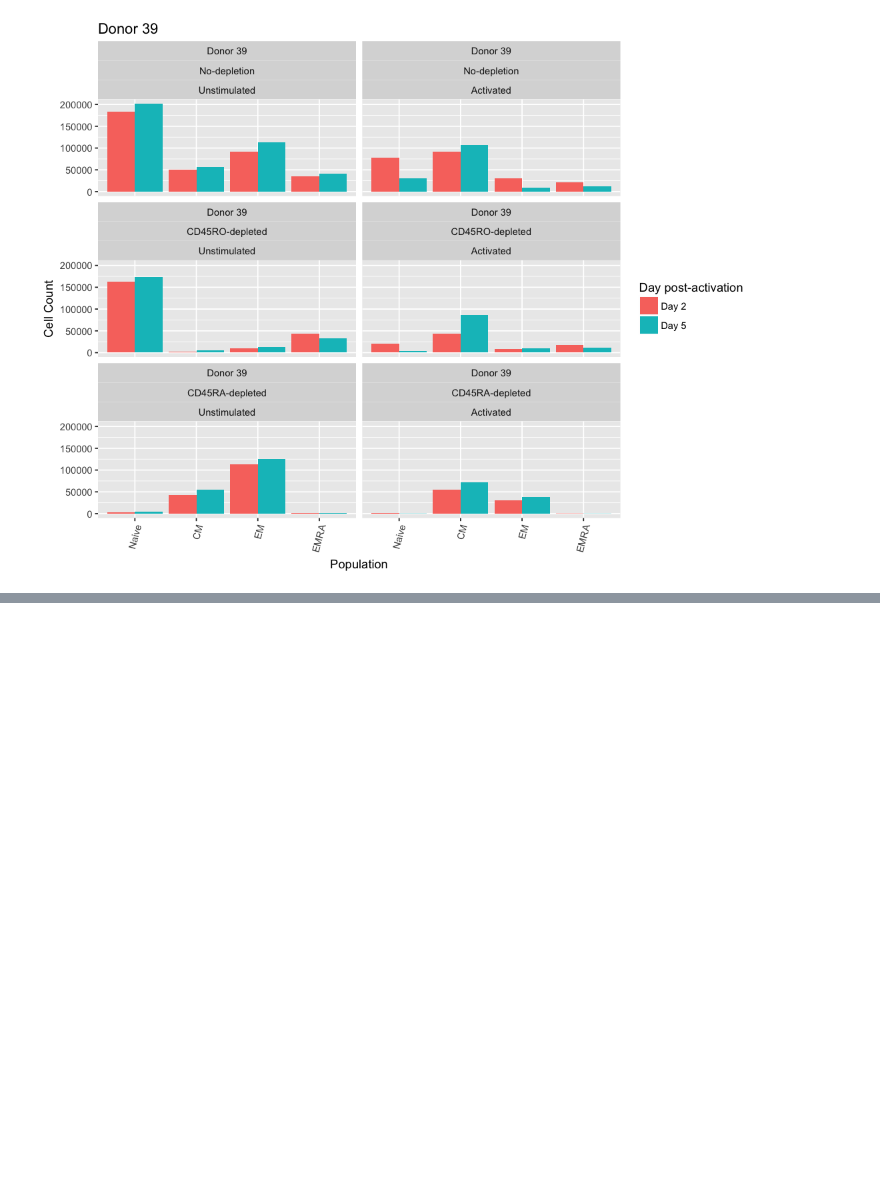
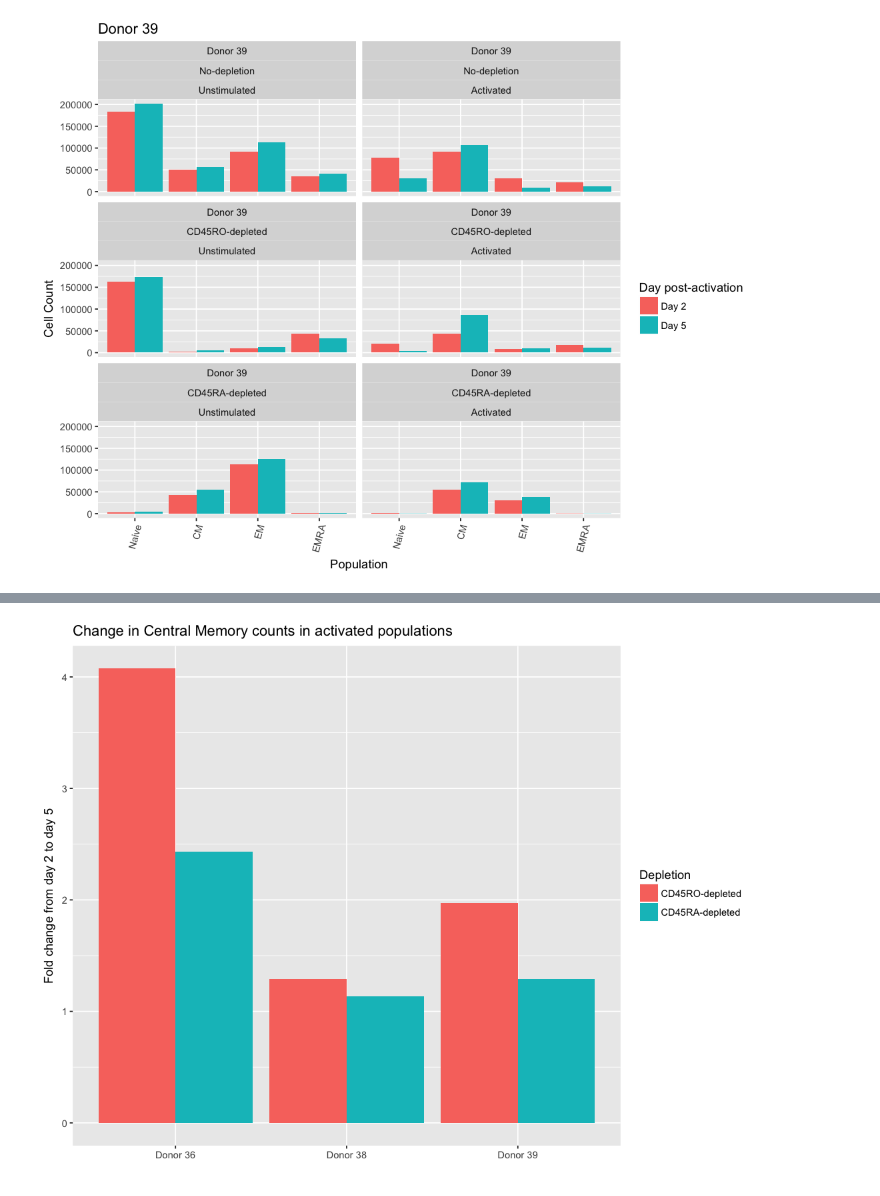
Before and after one commit to hammerlab/t-cell-electroporation, a Jupyter notebook: notebooks/figure-8/Cell counts following activation after enriching for naive or memory phenotypes.ipynb, the cells around one changed output, grey strips where cells are left out. Saved outputs shown, nothing was run; the diff lists cells and outputs as text; code cells hidden in the pictures; blank space fills up the shorter version.

```diff
--- a/notebooks/figure-8/Cell counts following activation after enriching for naive or memory phenotypes.ipynb
+++ b/notebooks/figure-8/Cell counts following activation after enriching for naive or memory phenotypes.ipynb
@@ -180,0 +184,17 @@ for(donor in donors) {
+# %%
+normalize_by_day_2 <- function(x) {
+    return(x[2]/x[1])
+}
+
+normalized_cm_counts <-
+    merged_data %>%
+    filter(
+        `Population` == 'CM',
+        `Depletion` != 'No-depletion',
+        `Cell state` == 'Activated'
+    ) %>%
+    group_by(`Donor`, `Depletion`, `Cell state`) %>%
+    summarize(`Fold_change`=normalize_by_day_2(`Population_count`)) %>%
+    ungroup
+
+normalized_cm_counts
@@ -180,0 +209,9 @@ for(donor in donors) {
+# %%
+normalized_cm_counts %>%
+    ggplot(aes(x=`Donor`, y=`Fold_change`, fill=`Depletion`)) +
+    geom_col(pos="dodge") +
+    ylab('Fold change from day 2 to day 5') +
+    xlab('') +
+    ggtitle('Change in Central Memory counts in activated populations')
+# %% [output]
+[figure, added]
```
Also changed, not shown: parts of 5 cells of this notebook.
